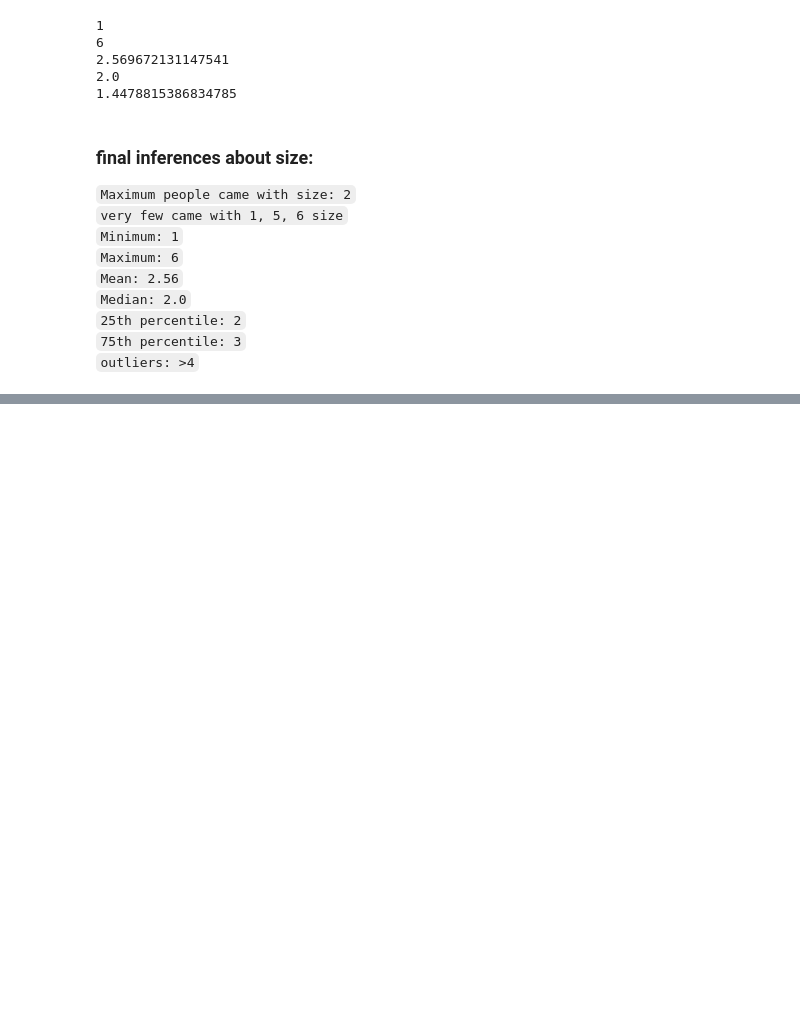
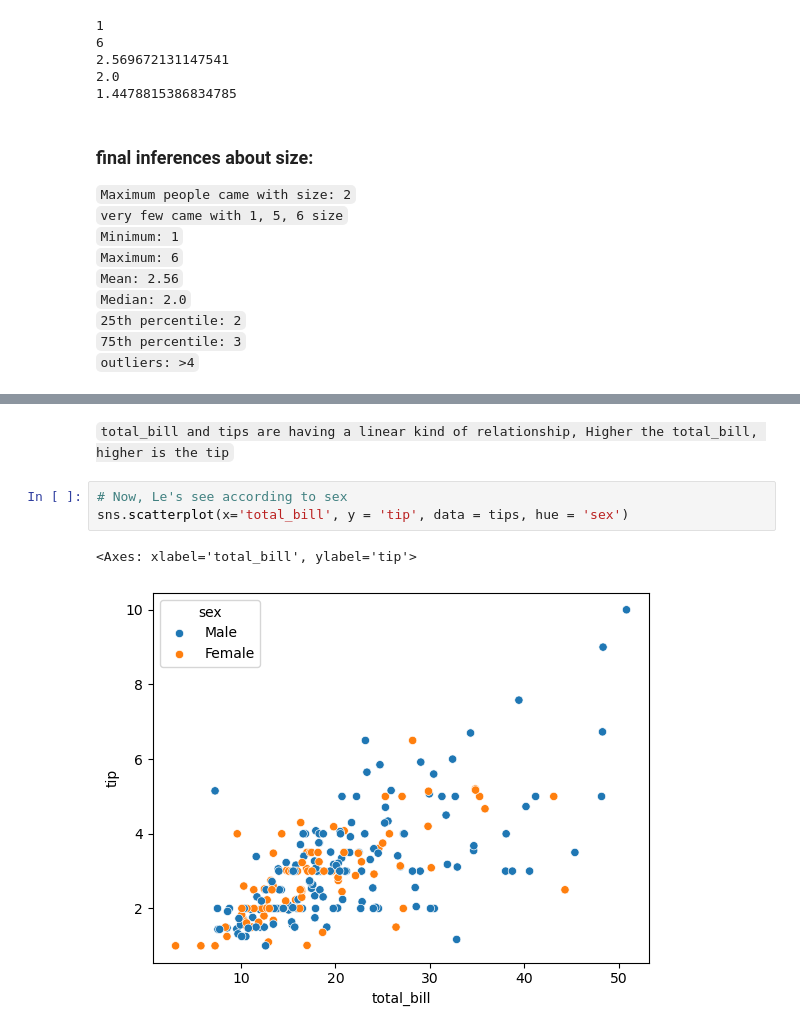
Before and after one commit to pavanteja443/100-days-of-ML, a Jupyter notebook: day21-bivariate-analysis/tips-eda.ipynb, the cells around one changed output, grey strips where cells are left out. Drawn from its saved outputs; the diff is of its cells as text; blank space fills up the shorter version.

```diff
--- a/day21-bivariate-analysis/tips-eda.ipynb
+++ b/day21-bivariate-analysis/tips-eda.ipynb
@@ -373,0 +413,8 @@ print(tips['size'].skew())
+# %% [markdown]
+`total_bill and tips are having a linear kind of relationship, Higher the total_bill, higher is the tip`
+# %%
+# Now, Le's see according to sex
+sns.scatterplot(x='total_bill', y = 'tip', data = tips, hue = 'sex')
+# %% [output]
+<Axes: xlabel='total_bill', ylabel='tip'>
+[figure, added]
```
Also changed, not shown: parts of 16 cells of this notebook, 3 other files.
